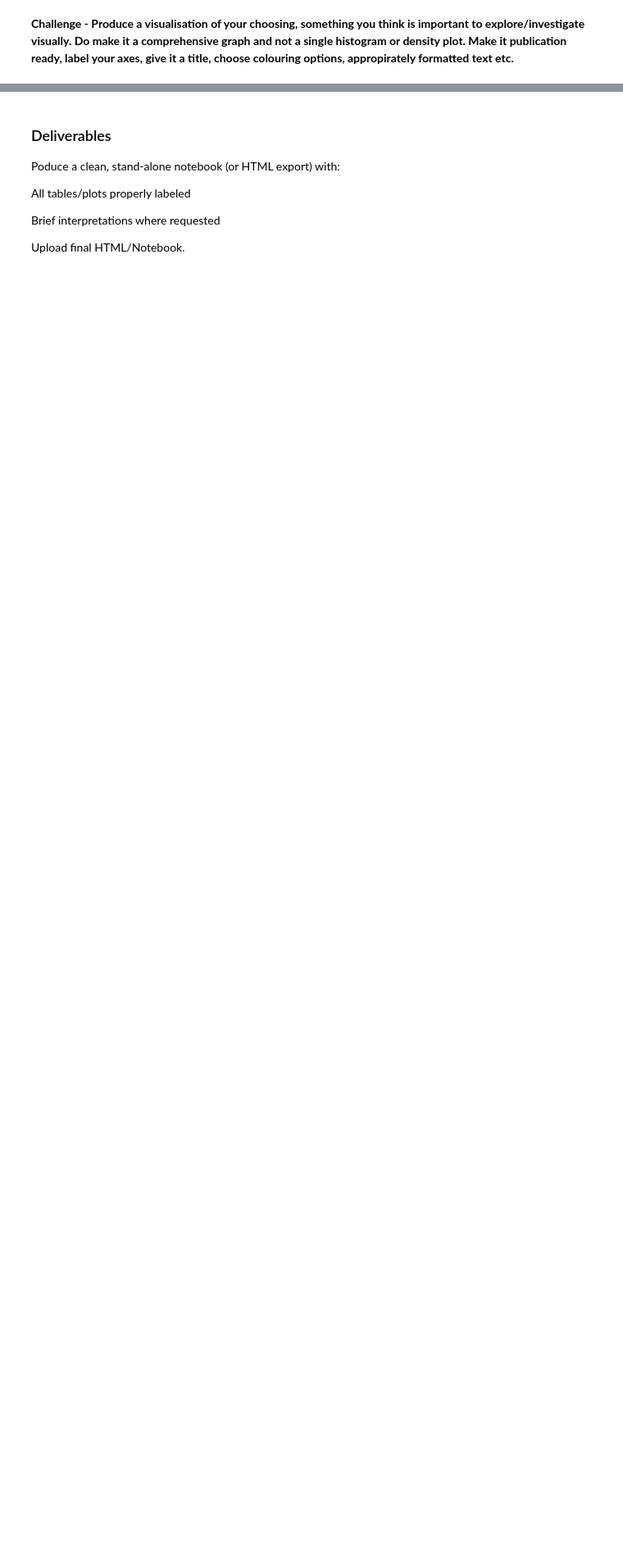
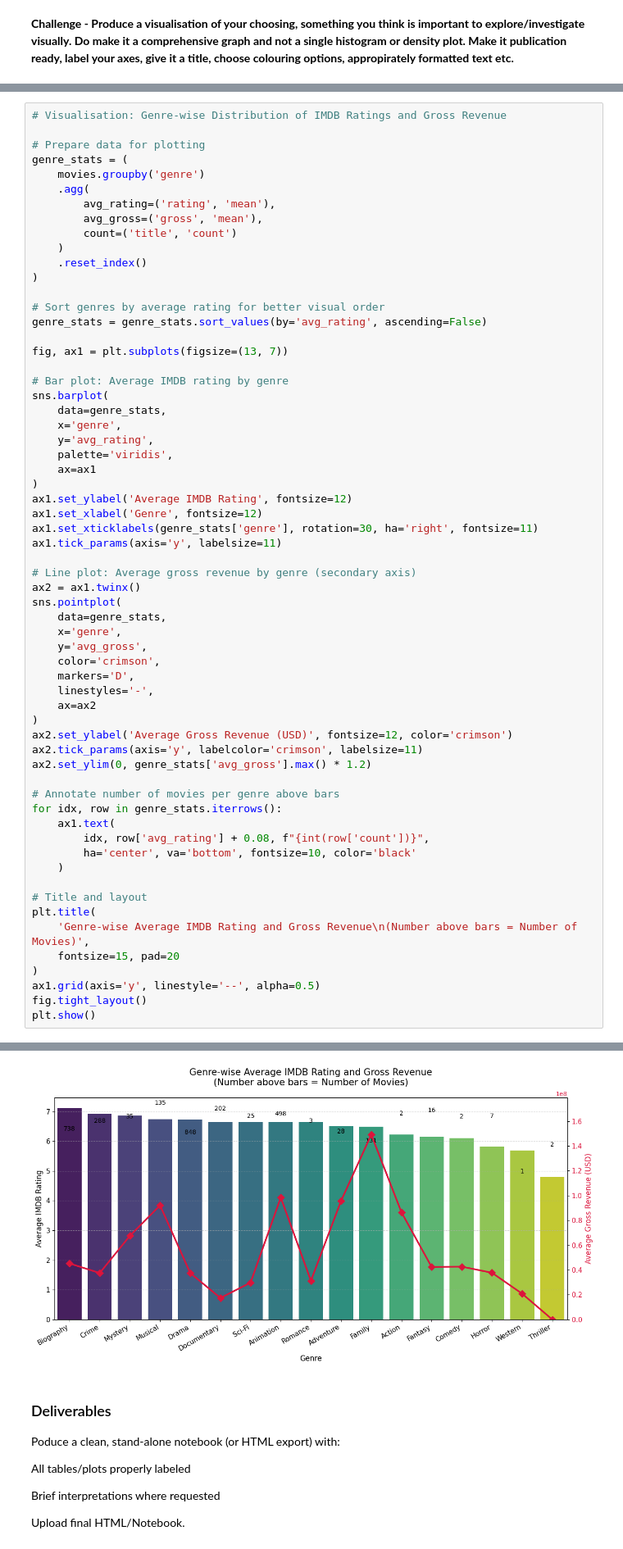
Before and after one commit to jonahpaige/Jonah_repository, a Jupyter notebook: Session_2/Session_2/Homework.ipynb, the cells around one changed output, grey strips where cells are left out. Shown at 82% size. Cells and saved outputs as stored; diff of their text form; blank space fills up the shorter version.

```diff
--- a/Session_2/Session_2/Homework.ipynb
+++ b/Session_2/Session_2/Homework.ipynb
@@ -320,0 +282,63 @@ Passing `palette` without assigning `hue` is deprecated and will be removed in v
+# %%
+# Visualisation: Genre-wise Distribution of IMDB Ratings and Gross Revenue
+
+# Prepare data for plotting
+genre_stats = (
+    movies.groupby('genre')
+    .agg(
+        avg_rating=('rating', 'mean'),
+        avg_gross=('gross', 'mean'),
+        count=('title', 'count')
+    )
+    .reset_index()
+)
+
+# Sort genres by average rating for better visual order
+genre_stats = genre_stats.sort_values(by='avg_rating', ascending=False)
+
+fig, ax1 = plt.subplots(figsize=(13, 7))
+
+# Bar plot: Average IMDB rating by genre
+sns.barplot(
+    data=genre_stats,
+    x='genre',
+    y='avg_rating',
+    palette='viridis',
+    ax=ax1
+)
+ax1.set_ylabel('Average IMDB Rating', fontsize=12)
+ax1.set_xlabel('Genre', fontsize=12)
+ax1.set_xticklabels(genre_stats['genre'], rotation=30, ha='right', fontsize=11)
+ax1.tick_params(axis='y', labelsize=11)
+
+# Line plot: Average gross revenue by genre (secondary axis)
+ax2 = ax1.twinx()
+sns.pointplot(
+    data=genre_stats,
+    x='genre',
+    y='avg_gross',
+    color='crimson',
+    markers='D',
+    linestyles='-',
+    ax=ax2
+)
+ax2.set_ylabel('Average Gross Revenue (USD)', fontsize=12, color='crimson')
+ax2.tick_params(axis='y', labelcolor='crimson', labelsize=11)
+ax2.set_ylim(0, genre_stats['avg_gross'].max() * 1.2)
+
+# Annotate number of movies per genre above bars
+for idx, row in genre_stats.iterrows():
+    ax1.text(
+        idx, row['avg_rating'] + 0.08, f"{int(row['count'])}",
+        ha='center', va='bottom', fontsize=10, color='black'
+    )
+
+# Title and layout
+plt.title(
+    'Genre-wise Average IMDB Rating and Gross Revenue\n(Number above bars = Number of Movies)',
+    fontsize=15, pad=20
+)
+ax1.grid(axis='y', linestyle='--', alpha=0.5)
+fig.tight_layout()
+plt.show()
+# %% [output]
@@ -321,3 +348,4 @@ Passing `palette` without assigning `hue` is deprecated and will be removed in v
+[figure, added]
 # %% [markdown]
 ### Deliverables
 
```
Also changed, not shown: parts of 11 cells of this notebook.
